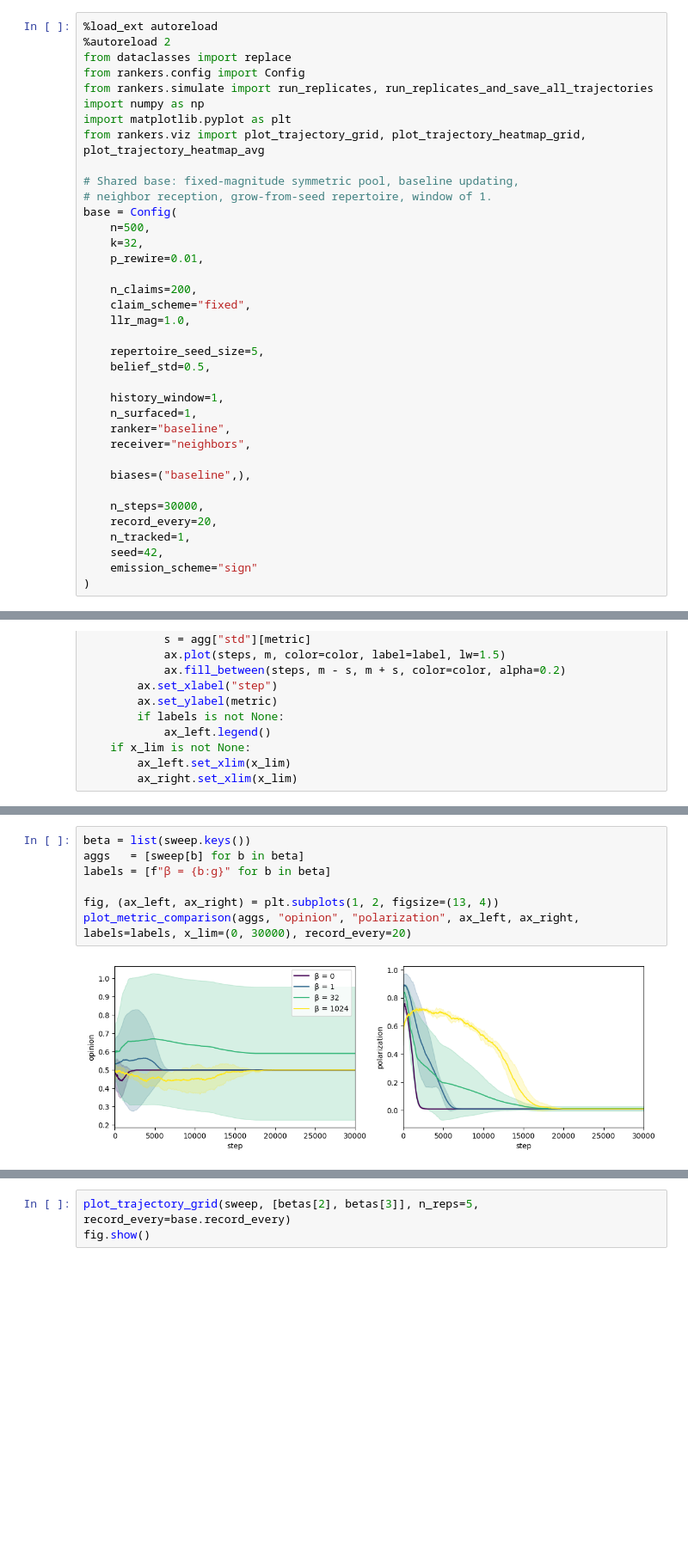
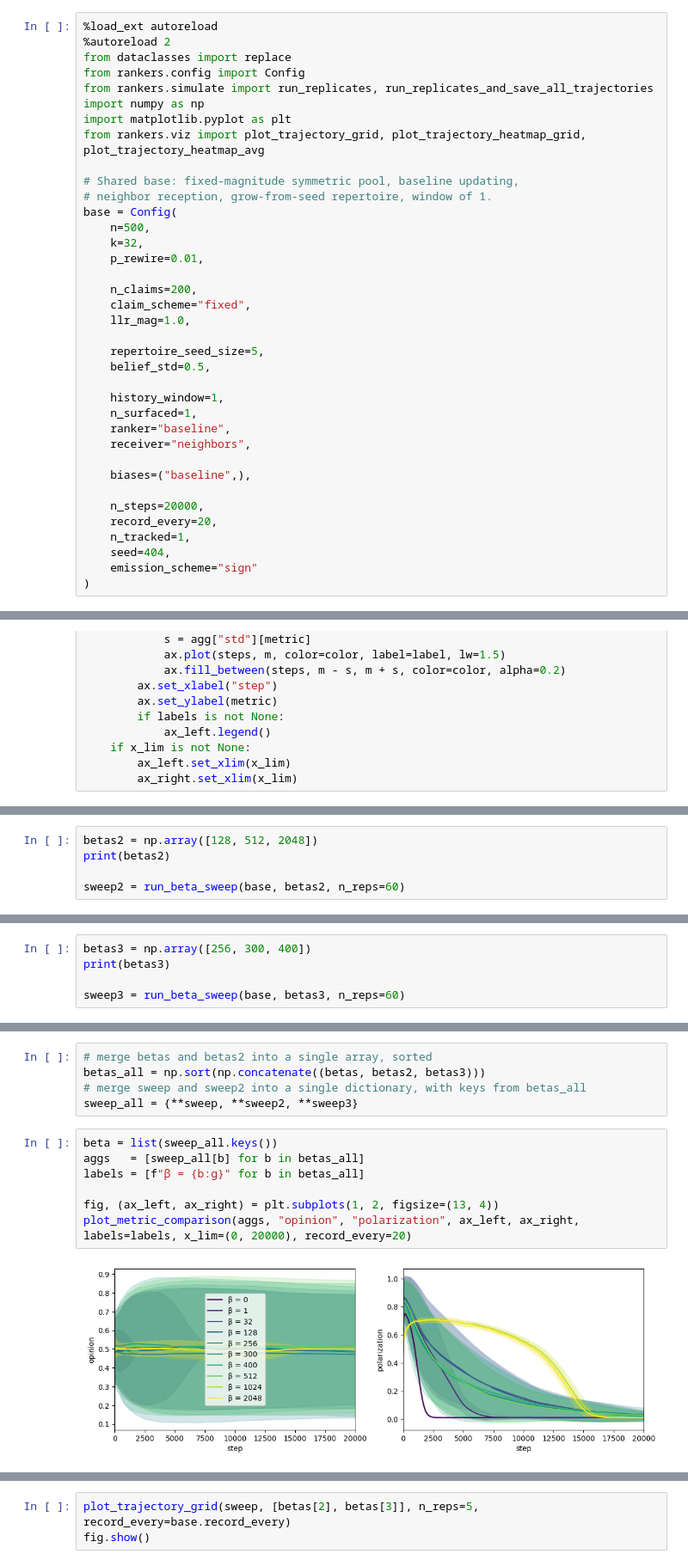
Before and after one commit to Fabio-FS/the_ranking_KIT, a Jupyter notebook: experiment_2.ipynb, the cells around one changed output, grey strips where cells are left out. Shown at 86% size. Drawn from its saved outputs; the diff is of its cells as text; blank space fills up the shorter version.

```diff
--- a/experiment_2.ipynb
+++ b/experiment_2.ipynb
@@ -29,9 +29,9 @@ base = Config(
 
     biases=("baseline",),
 
-    n_steps=30000,
+    n_steps=20000,
     record_every=20,
     n_tracked=1,
-    seed=42,
+    seed=404,
     emission_scheme="sign"
 )
@@ -80,0 +85,5 @@ Running β = 32.0 ...
+# %%
+betas2 = np.array([128, 512, 2048])
+print(betas2)
+
+sweep2 = run_beta_sweep(base, betas2, n_reps=60)
@@ -80,0 +95,5 @@ Running β = 32.0 ...
+# %%
+betas3 = np.array([256, 300, 400])
+print(betas3)
+
+sweep3 = run_beta_sweep(base, betas3, n_reps=60)
@@ -81,9 +105,14 @@ Running β = 32.0 ...
+# %%
+# merge betas and betas2 into a single array, sorted
+betas_all = np.sort(np.concatenate((betas, betas2, betas3)))
+# merge sweep and sweep2 into a single dictionary, with keys from betas_all
+sweep_all = {**sweep, **sweep2, **sweep3}
 # %%
-beta = list(sweep.keys())
-aggs   = [sweep[b] for b in beta]
-labels = [f"β = {b:g}" for b in beta]
+beta = list(sweep_all.keys())
+aggs   = [sweep_all[b] for b in betas_all]
+labels = [f"β = {b:g}" for b in betas_all]
 
 fig, (ax_left, ax_right) = plt.subplots(1, 2, figsize=(13, 4))
-plot_metric_comparison(aggs, "opinion", "polarization", ax_left, ax_right, labels=labels, x_lim=(0, 30000), record_every=20)
+plot_metric_comparison(aggs, "opinion", "polarization", ax_left, ax_right, labels=labels, x_lim=(0, 20000), record_every=20)
 # %% [output]
-[figure, old version]
+[figure, new version]
```
Also changed, not shown: parts of 7 cells of this notebook, 3 other files.
